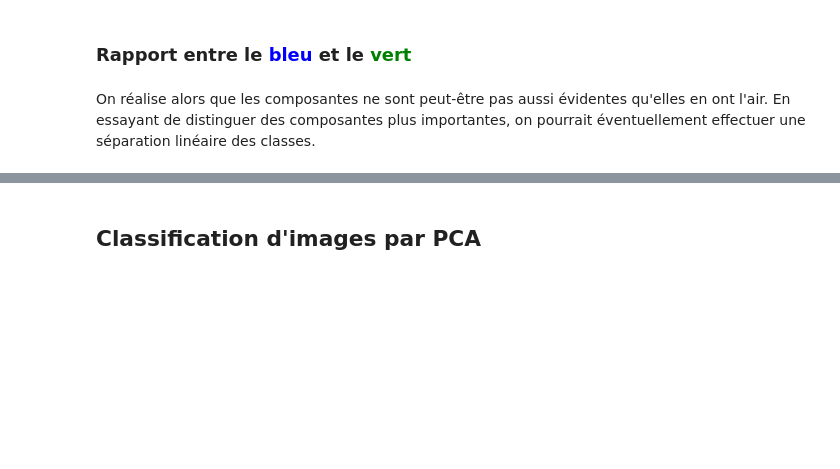
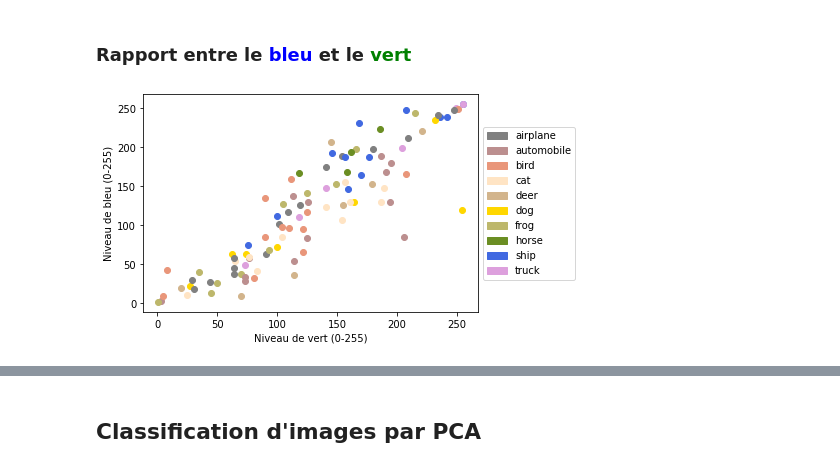
Before and after one commit to hakimMzabi/dl-kaggle-dataset-analysis, a Jupyter notebook: notebooks/linear.ipynb, the cells around one changed output, grey strips where cells are left out. Cells and saved outputs as stored; diff of their text form; code cells hidden in the pictures; blank space fills up the shorter version.

```diff
--- a/notebooks/linear.ipynb
+++ b/notebooks/linear.ipynb
@@ -87,14 +67,15 @@ plot_rgb_comparison(
 # %% [markdown]
 ### Rapport entre le <span style="color:blue;">bleu</span> et le <span style="color:green;">vert</span>
 # %%
-plot_rgb_comparison(
+lnr.plot_rgb_comparison(
+    x,
+    y,
     green_index,
     blue_index,
-    color,
+    colors,
     labels,
     xlabel="Niveau de vert (0-255)",
     ylabel="Niveau de bleu (0-255)"
 )
+# %% [output]
+[figure, added]
-# %% [markdown]
-On réalise alors que les composantes ne sont peut-être pas aussi évidentes qu'elles en ont l'air. En essayant de distinguer
-des composantes plus importantes, on pourrait éventuellement effectuer une séparation linéaire des classes.
```
Also changed, not shown: parts of 24 cells of this notebook.
